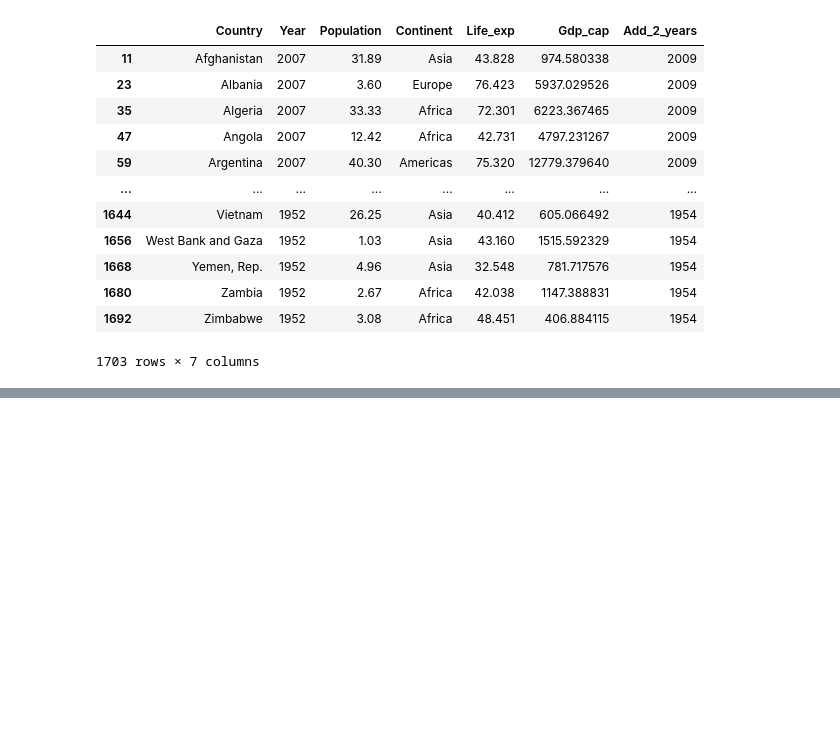
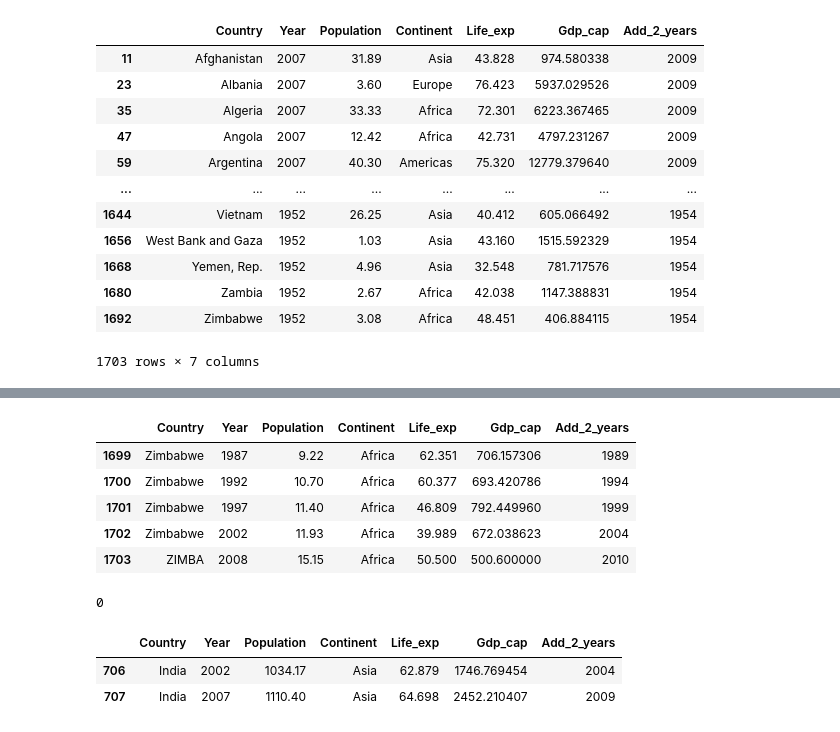
Before and after one commit to naynishb/farmers_market, a Jupyter notebook: mit/pandas.ipynb, the cells around one changed output, grey strips where cells are left out. Cells and saved outputs as stored; diff of their text form; code cells hidden in the pictures; blank space fills up the shorter version.

```diff
--- a/mit/pandas.ipynb
+++ b/mit/pandas.ipynb
@@ -361,0 +406,19 @@ df.sort_values(["Year","Country"],ascending = [False,True])
+# %%
+df.tail()
+# %% [output]
+|  | Country | Year | Population | Continent | Life_exp | Gdp_cap | Add_2_years |
+| 1699 | Zimbabwe | 1987 | 9.22 | Africa | 62.351 | 706.157306 | 1989 |
+| 1700 | Zimbabwe | 1992 | 10.70 | Africa | 60.377 | 693.420786 | 1994 |
+| 1701 | Zimbabwe | 1997 | 11.40 | Africa | 46.809 | 792.449960 | 1999 |
+| 1702 | Zimbabwe | 2002 | 11.93 | Africa | 39.989 | 672.038623 | 2004 |
+| 1703 | ZIMBA | 2008 | 15.15 | Africa | 50.500 | 500.600000 | 2010 |
+# %%
+df.duplicated().sum()
+# %% [output]
+0
+# %%
+df[(df["Country"] == "India") & (df["Life_exp"]>50) & (df["Year"]> 2000)]
+# %% [output]
+|  | Country | Year | Population | Continent | Life_exp | Gdp_cap | Add_2_years |
+| 706 | India | 2002 | 1034.17 | Asia | 62.879 | 1746.769454 | 2004 |
+| 707 | India | 2007 | 1110.40 | Asia | 64.698 | 2452.210407 | 2009 |
```
Also changed, not shown: parts of 20 cells of this notebook.
